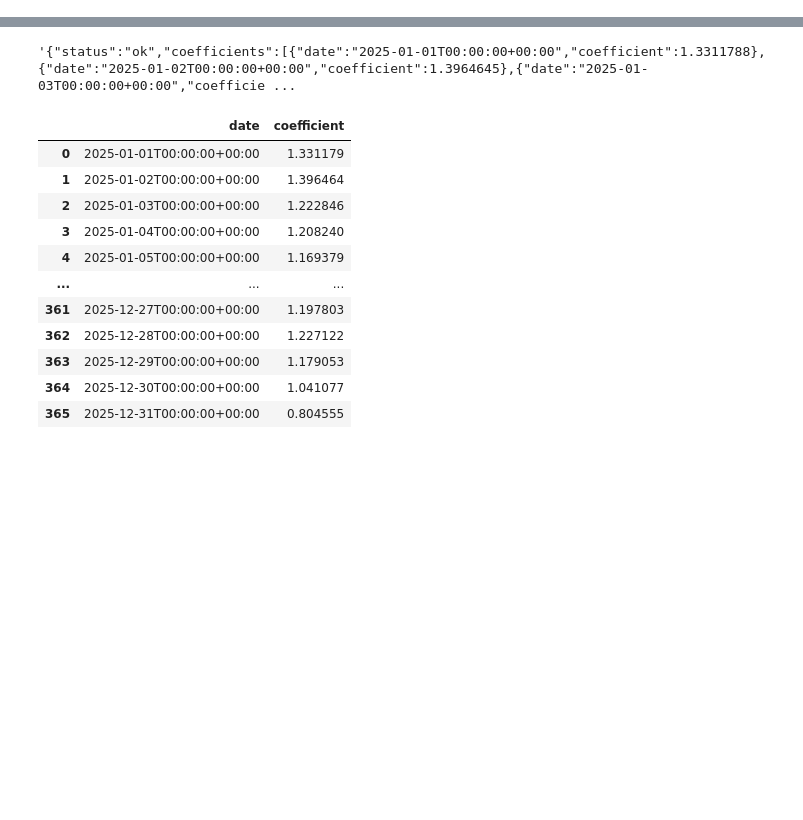
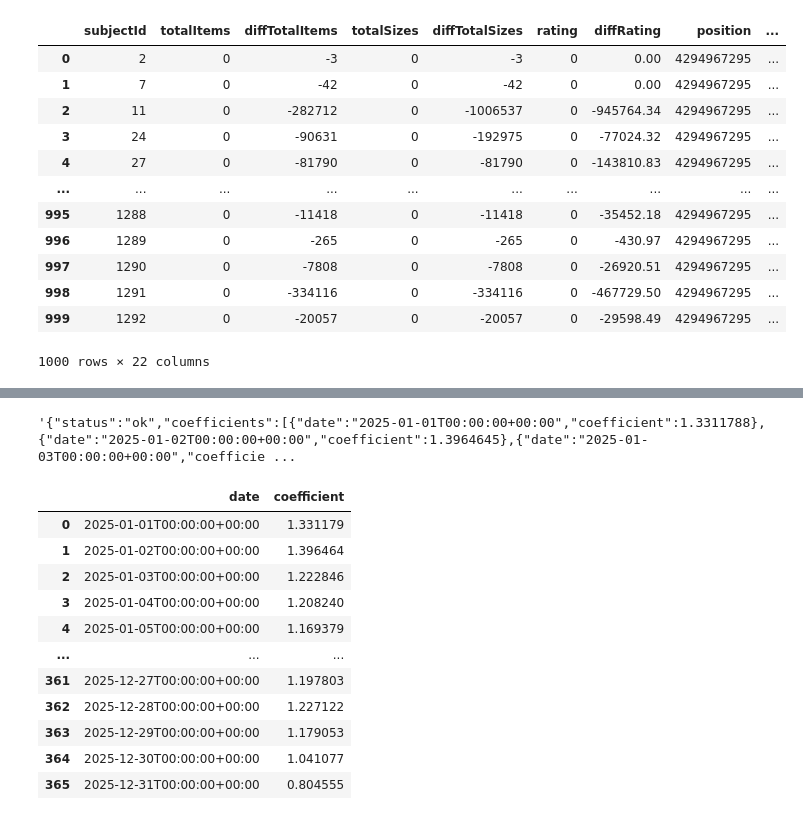
Before and after one commit to vnaumq/mini-dwh-sales-pipeline, a Jupyter notebook: dags/parsing.ipynb, the cells around one changed output, grey strips where cells are left out. Saved outputs shown, nothing was run; the diff lists cells and outputs as text; code cells hidden in the pictures; blank space fills up the shorter version.

```diff
--- a/dags/parsing.ipynb
+++ b/dags/parsing.ipynb
@@ -11,0 +68,16 @@ import os
+# %%
+df
+# %% [output]
+|  | subjectId | totalItems | diffTotalItems | totalSizes | diffTotalSizes | rating | diffRating | position | ... |
+| 0 | 2 | 0 | -3 | 0 | -3 | 0 | 0.00 | 4294967295 | ... |
+| 1 | 7 | 0 | -42 | 0 | -42 | 0 | 0.00 | 4294967295 | ... |
+| 2 | 11 | 0 | -282712 | 0 | -1006537 | 0 | -945764.34 | 4294967295 | ... |
+| 3 | 24 | 0 | -90631 | 0 | -192975 | 0 | -77024.32 | 4294967295 | ... |
+| 4 | 27 | 0 | -81790 | 0 | -81790 | 0 | -143810.83 | 4294967295 | ... |
+| ... | ... | ... | ... | ... | ... | ... | ... | ... | ... |
+| 995 | 1288 | 0 | -11418 | 0 | -11418 | 0 | -35452.18 | 4294967295 | ... |
+| 996 | 1289 | 0 | -265 | 0 | -265 | 0 | -430.97 | 4294967295 | ... |
+| 997 | 1290 | 0 | -7808 | 0 | -7808 | 0 | -26920.51 | 4294967295 | ... |
+| 998 | 1291 | 0 | -334116 | 0 | -334116 | 0 | -467729.50 | 4294967295 | ... |
+| 999 | 1292 | 0 | -20057 | 0 | -20057 | 0 | -29598.49 | 4294967295 | ... |
+1000 rows × 22 columns
```
Also changed, not shown: parts of 7 cells of this notebook, 45 other files.
